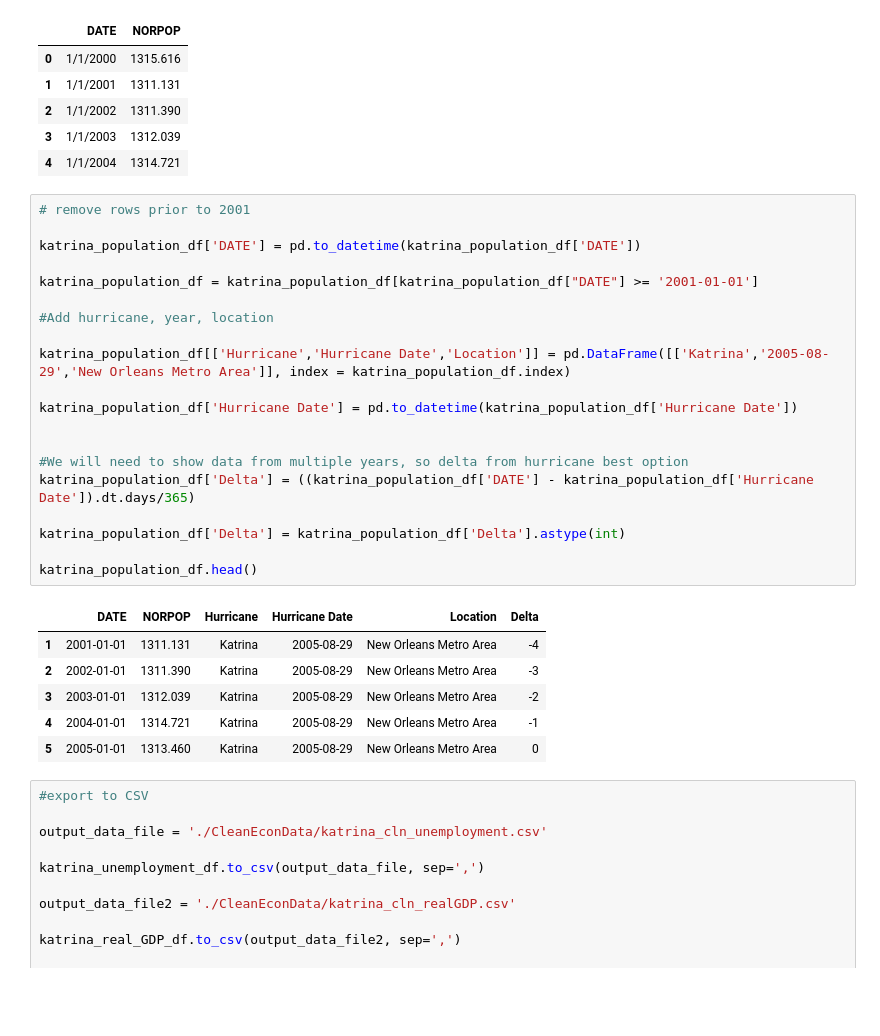
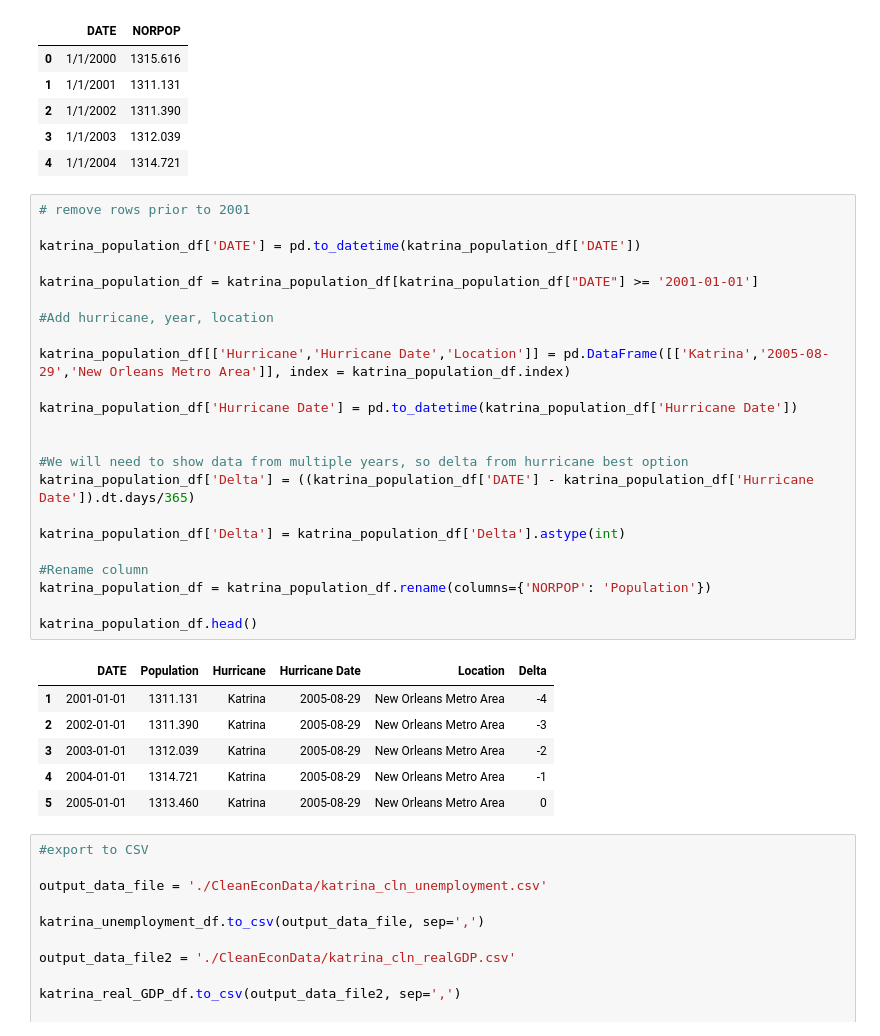
Before and after one commit to mchrzanowski27/Project1, a Jupyter notebook: Project 1 Data Katrina.ipynb, the cells around one changed output. Drawn from its saved outputs; the diff is of its cells as text; blank space fills up the shorter version.

```diff
--- a/Project 1 Data Katrina.ipynb
+++ b/Project 1 Data Katrina.ipynb
@@ -239,25 +239,28 @@ katrina_population_df.head()
 # %%
 # remove rows prior to 2001
 
 katrina_population_df['DATE'] = pd.to_datetime(katrina_population_df['DATE'])
 
 katrina_population_df = katrina_population_df[katrina_population_df["DATE"] >= '2001-01-01']
 
 #Add hurricane, year, location
 
 katrina_population_df[['Hurricane','Hurricane Date','Location']] = pd.DataFrame([['Katrina','2005-08-29','New Orleans Metro Area']], index = katrina_population_df.index)
 
 katrina_population_df['Hurricane Date'] = pd.to_datetime(katrina_population_df['Hurricane Date'])
 
 
 #We will need to show data from multiple years, so delta from hurricane best option
 katrina_population_df['Delta'] = ((katrina_population_df['DATE'] - katrina_population_df['Hurricane Date']).dt.days/365)
 
 katrina_population_df['Delta'] = katrina_population_df['Delta'].astype(int)
 
+#Rename column
+katrina_population_df = katrina_population_df.rename(columns={'NORPOP': 'Population'})
+
 katrina_population_df.head()
 # %% [output]
-|  | DATE | NORPOP | Hurricane | Hurricane Date | Location | Delta |
+|  | DATE | Population | Hurricane | Hurricane Date | Location | Delta |
 | 1 | 2001-01-01 | 1311.131 | Katrina | 2005-08-29 | New Orleans Metro Area | -4 |
 | 2 | 2002-01-01 | 1311.390 | Katrina | 2005-08-29 | New Orleans Metro Area | -3 |
 | 3 | 2003-01-01 | 1312.039 | Katrina | 2005-08-29 | New Orleans Metro Area | -2 |
```
Also changed, not shown: 22 other files.
